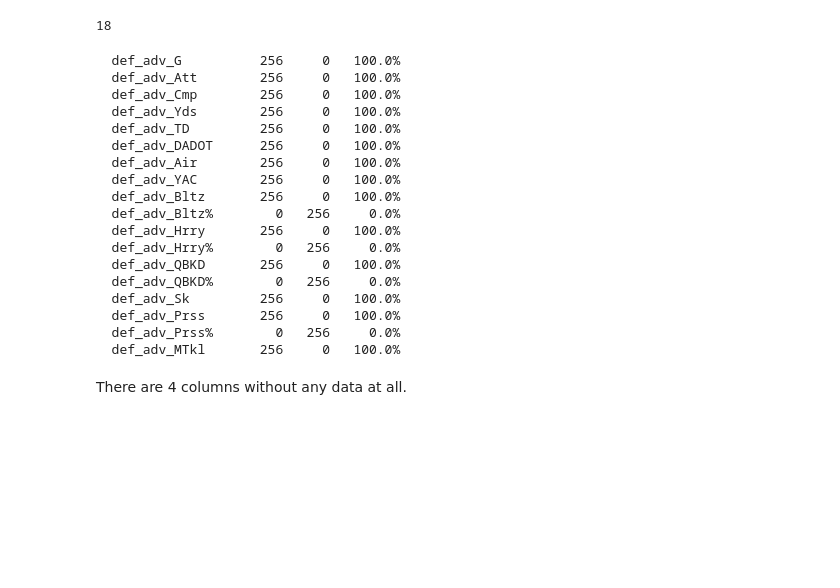
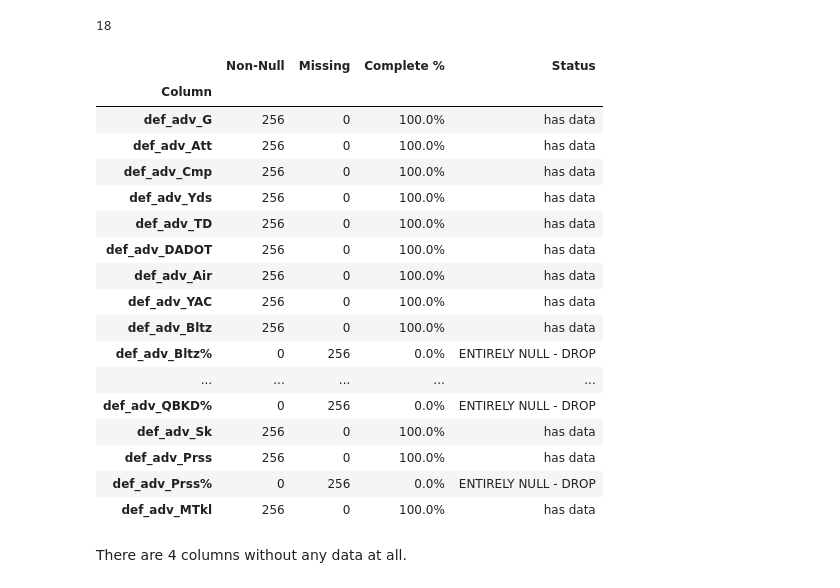
Before and after one commit to mattmarz94/nfl-decision-support-analytics, a Jupyter notebook: Data Preprocessing/feature_selection_analysis.ipynb, the cells around one changed output. Cells and saved outputs as stored; diff of their text form; code cells hidden in the pictures; blank space fills up the shorter version.

```diff
--- a/Data Preprocessing/feature_selection_analysis.ipynb
+++ b/Data Preprocessing/feature_selection_analysis.ipynb
@@ -245,9 +279,11 @@ Decision: Keep off_pass_ANY/A because it has the strongest relationsip with play
 off_volume = ["off_pass_Yds", "off_pass_Att", "off_pass_Cmp", "off_pass_TD",
               "off_pass_Lng", "off_pass_Y/C", "off_pass_Y/G", "off_pass_Yds.1"]
 
-# confirming that the other offense metrics are safe to drop
+vol_rows = []
 for col in off_volume:
     if col in df.columns:
         r = abs(df[col].corr(target))
-        print(f"{col:<20s}  |r| = {r:.3f}")
+        vol_rows.append({"Feature": col, "|r| with playoffs": round(r, 3)})
+
+pd.DataFrame(vol_rows).set_index("Feature")
 # %% [output]
@@ -263,13 +301,17 @@ off_pass_Yds.1        |r| = 0.414
 off_pass_Cmp%, off_pass_TD%, off_pass_Int%, and off_pass_Rate are NOT included in this drop list even though they are passing metrics. These measure DISTINCT dimensions of passing performance (accuracy, scoring rate, mistake rate, and a composite rating) and are NOT highly correlated with each other or with off_pass_ANY/A at the |r| > 0.90 threshold. They each capture unique information, unlike the Y/A variants which are all slight mathematical adjustments of the same yards-per-attempt calculation. These are retained alongside ANY/A.
 # %%
 # Defensive passing cluster
-
 def_pass_all = ["def_pass_Y/A", "def_pass_AY/A", "def_pass_NY/A",
                 "def_pass_ANY/A", "def_pass_EXP", "def_pass_Rate"]
 
-# same as offensive metircs above, these are all nearly identical as well
+def_target_rows = []
 for col in def_pass_all:
     if col in df.columns:
         r = abs(df[col].corr(target))
-        print(f"{col:<20s} |r| = {r:.3f}")
+        def_target_rows.append({
+            "Feature": col,
+            "|r| with playoffs": round(r, 3)
+        })
+
+pd.DataFrame(def_target_rows).set_index("Feature")
 # %% [output]
@@ -287,7 +331,8 @@ def_pass_Cmp%, def_pass_TD%, def_pass_Int%, and def_pass_Rate are RETAINED becau
 # Rushing Efficieny Metrics we are retaining
 
 rush_efficiency = ["off_rush_Y/A", "def_rush_Y/A"]
+rush_eff_rows = []
 for col in rush_efficiency:
     if col in df.columns:
         r = abs(df[col].corr(target))
-        print(f"{col:<20s} |r| = {r:.3f}")
+        rush_eff_rows.append({"Feature": col, "|r| with playoffs": round(r, 3)})
@@ -302,10 +344,15 @@ The above metrics measures yards per rush attempt, which normalizes how often a
 
 rush_vol = ["off_rush_Lng", "off_rush_Y/G", "off_rush_Fmb", "def_rush_Y/G"]
 rush_eff_corr = df[rush_vol].corr()
-print(rush_eff_corr.round(3).to_string())
+display(rush_eff_corr.round(3))
+
+results = []
 
 for col in rush_vol:
     if col in df.columns:
         r = abs(df[col].corr(target))
-        print(f"{col:<20s}|r| = {r:.3f}")
+        results.append({"Column": col, "|r|": round(r, 3)})
+
+# Convert to DataFrame and display
+pd.DataFrame(results)
 # %% [output]
@@ -349,35 +402,45 @@ len(all_adv_cols)
 # %%
 null_cols = []
 complete_cols = []
 
+completeness_rows = []
 for col in all_adv_cols:
     non_null = df[col].notna().sum()
     missing = df[col].isna().sum()
     pct = non_null / len(df) * 100
     if missing == len(df):
+        status = "ENTIRELY NULL - DROP"
         null_cols.append(col)
     else:
+        status = "has data"
         complete_cols.append(col)
-    print(f"  {col:<16s}  {non_null:>4}  {missing:>4}  {pct:>6}%")
+    completeness_rows.append({
+        "Column": col,
+        "Non-Null": non_null,
+        "Missing": missing,
+        "Complete %": f"{pct:.1f}%",
+        "Status": status
+    })
+pd.DataFrame(completeness_rows).set_index("Column")
 # %% [output]
-  def_adv_G          256     0   100.0%
-  def_adv_Att        256     0   100.0%
-  def_adv_Cmp        256     0   100.0%
-  def_adv_Yds        256     0   100.0%
-  def_adv_TD         256     0   100.0%
-  def_adv_DADOT      256     0   100.0%
-  def_adv_Air        256     0   100.0%
-  def_adv_YAC        256     0   100.0%
-  def_adv_Bltz       256     0   100.0%
-  def_adv_Bltz%        0   256     0.0%
-  def_adv_Hrry       256     0   100.0%
-  def_adv_Hrry%        0   256     0.0%
-  def_adv_QBKD       256     0   100.0%
-  def_adv_QBKD%        0   256     0.0%
-  def_adv_Sk         256     0   100.0%
-  def_adv_Prss       256     0   100.0%
-  def_adv_Prss%        0   256     0.0%
-  def_adv_MTkl       256     0   100.0%
+|  | Non-Null | Missing | Complete % | Status |
+| Column |  |  |  |  |
+| def_adv_G | 256 | 0 | 100.0% | has data |
+| def_adv_Att | 256 | 0 | 100.0% | has data |
+| def_adv_Cmp | 256 | 0 | 100.0% | has data |
+| def_adv_Yds | 256 | 0 | 100.0% | has data |
+| def_adv_TD | 256 | 0 | 100.0% | has data |
+| def_adv_DADOT | 256 | 0 | 100.0% | has data |
+| def_adv_Air | 256 | 0 | 100.0% | has data |
+| def_adv_YAC | 256 | 0 | 100.0% | has data |
+| def_adv_Bltz | 256 | 0 | 100.0% | has data |
+| def_adv_Bltz% | 0 | 256 | 0.0% | ENTIRELY NULL - DROP |
+| ... | ... | ... | ... | ... |
+| def_adv_QBKD% | 0 | 256 | 0.0% | ENTIRELY NULL - DROP |
+| def_adv_Sk | 256 | 0 | 100.0% | has data |
+| def_adv_Prss | 256 | 0 | 100.0% | has data |
+| def_adv_Prss% | 0 | 256 | 0.0% | ENTIRELY NULL - DROP |
+| def_adv_MTkl | 256 | 0 | 100.0% | has data |
 # %% [markdown]
 There are 4 columns without any data at all.
 # %% [markdown]
```
Also changed, not shown: parts of 18 cells of this notebook, 2 other files.
